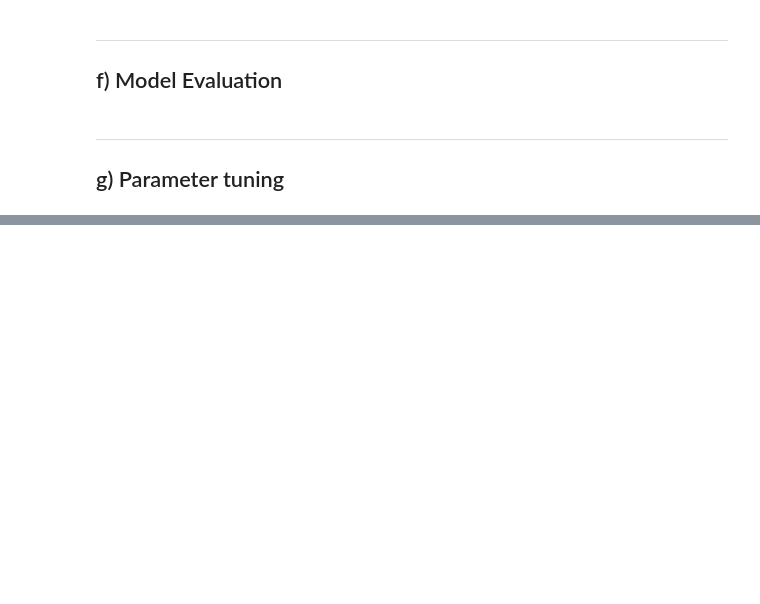
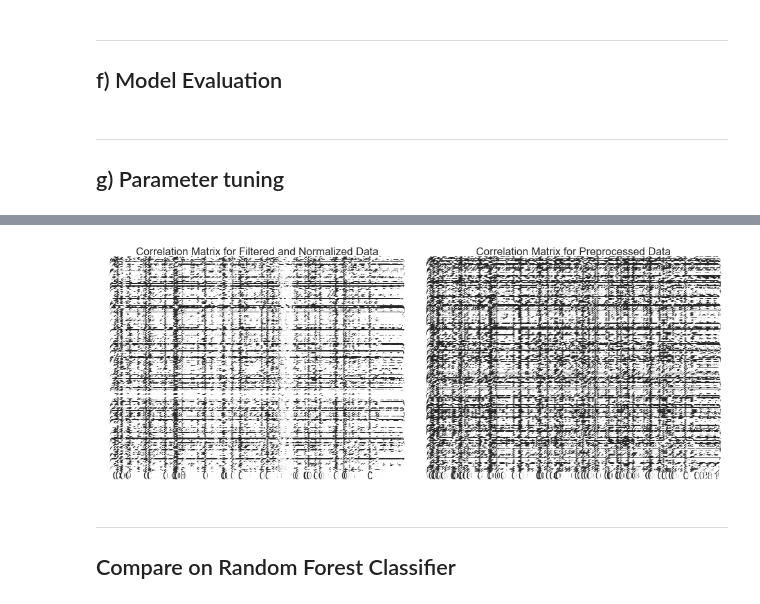
Before and after one commit to fcantatore/BAIology, a Jupyter notebook: rand_forests.ipynb, the cells around one changed output, grey strips where cells are left out. Drawn from its saved outputs; the diff is of its cells as text; code cells hidden in the pictures; blank space fills up the shorter version.

```diff
--- a/rand_forests.ipynb
+++ b/rand_forests.ipynb
@@ -289,0 +351,14 @@ def evaluate_model(y_true, y_pred):
+# %%
+df_MCF_noDup = df_MCF_s_uf.drop_duplicates()
+df_HCC_noDup = df_HCC_s_uf.drop_duplicates()
+
+print("Shape of dataset HCC1806 before dropping duplicates: ", df_HCC_s_uf.shape)
+print("Shape of dataset HCC1806 after dropping duplcates: ", df_HCC_noDup.shape)
+print("Number of genes removed: ", df_HCC_s_uf.shape[0] - df_HCC_noDup.shape[0], '\n')
+print("Shape of dataset MCF7 before dropping duplicates: ", df_MCF_s_uf.shape)
+print("Shape of dataset MCF7 after dropping duplcates: ", df_MCF_noDup.shape)
+print("Number of genes removed: ", df_MCF_s_uf.shape[0] - df_MCF_noDup.shape[0])
+
+#We are happy to remove the duplicates and so we start creating our cleaned data set
+df_HCC_s_cl = df_HCC_noDup
+df_MCF_s_cl = df_MCF_noDup
@@ -289,0 +373,8 @@ def evaluate_model(y_true, y_pred):
+# %%
+def z_score_scale(df):
+    df_normed = normalized_df=(df-df.mean())/df.std()
+    return df_normed
+
+#We save the new d
+df_HCC_s_tc = z_score_scale(df_HCC_s_cl)
+df_MCF_s_tc = z_score_scale(df_MCF_s_cl)
@@ -289,0 +401,11 @@ def evaluate_model(y_true, y_pred):
+# %%
+# Calculate correlation coefficients
+filtered_normalized_corr = df_HCC_s_tc.corr()
+preprocessed_corr = df_HCC_s_f.corr()
+
+# Compare correlation matrices
+print("Correlation Matrix for Filtered and Normalized Data:")
+print(filtered_normalized_corr)
+
+print("\nCorrelation Matrix for Preprocessed Data:")
+print(preprocessed_corr)
@@ -289,0 +430,14 @@ def evaluate_model(y_true, y_pred):
+# %%
+# Visualize the correlation matrices
+fig, axes = plt.subplots(1, 2, figsize=(10, 4))
+sns.heatmap(filtered_normalized_corr, ax=axes[0], cmap='coolwarm', annot=True, cbar=False, xticklabels=False, yticklabels=False)
+sns.heatmap(preprocessed_corr, ax=axes[1], cmap='coolwarm', annot=True, cbar=False, xticklabels=False, yticklabels=False)
+axes[0].set_title('Correlation Matrix for Filtered and Normalized Data')
+axes[1].set_title('Correlation Matrix for Preprocessed Data')
+plt.tight_layout()
+plt.show()
+# %% [output]
+[figure, added]
+# %% [markdown]
+---
+## Compare on Random Forest Classifier
```
Also changed, not shown: parts of 21 cells of this notebook.
